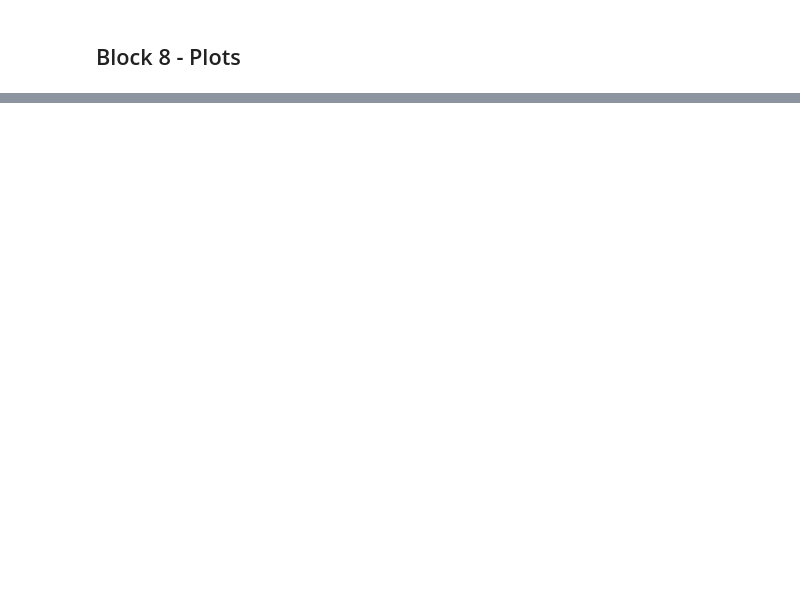
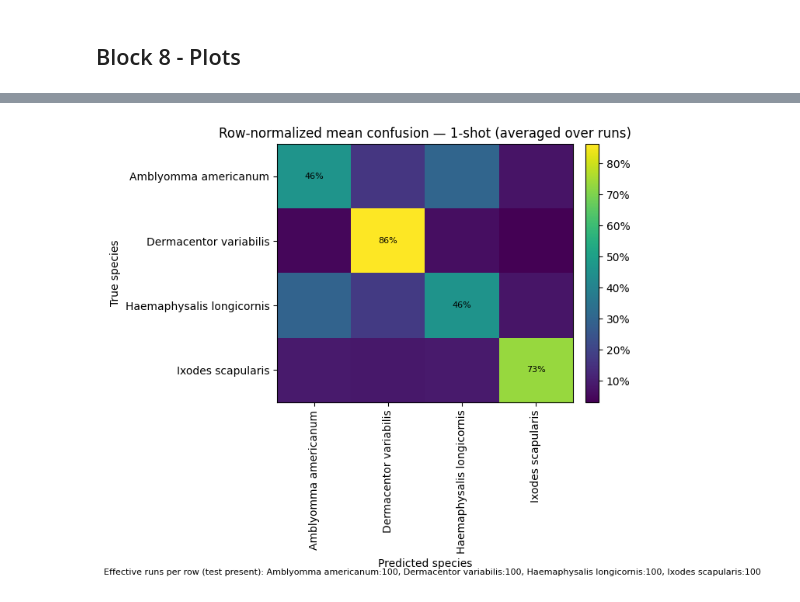
Before and after one commit to jjivandas/tick_classification_project, a Jupyter notebook: notebooks/03_finetuning_svm.ipynb, the cells around one changed output, grey strips where cells are left out. Saved outputs shown, nothing was run; the diff lists cells and outputs as text; code cells hidden in the pictures; blank space fills up the shorter version.

Commit message:
fixed errors and made code extremely reusable

```diff
--- a/notebooks/03_finetuning_svm.ipynb
+++ b/notebooks/03_finetuning_svm.ipynb
@@ -778,0 +879,97 @@ plt.show()
+# %%
+# === Block 9A — Row-normalized mean confusion per K (averaged over runs) ===
+import numpy as np
+import pandas as pd
+import matplotlib.pyplot as plt
+from matplotlib.ticker import PercentFormatter
+
+def mean_rownorm_confusion_for_K(df, K, class_order=None):
+    """
+    For a given shots K:
+      - builds confusion per run (rows=true species)
+      - row-normalizes each run's confusion
+      - averages row-normalized matrices over runs (species with no test rows in a run are skipped for that row's average)
+    Returns:
+      classes (list), mean_conf (n_classes x n_classes), counts_per_row (how many runs contributed per row)
+    """
+    dK = df[df["shots"] == K].copy()
+    if class_order is None:
+        classes = sorted(pd.unique(dK["species_true"]))
+    else:
+        # keep only classes that actually appear at K (in case some drop out)
+        classes = [c for c in class_order if c in set(dK["species_true"])]
+    n = len(classes)
+    if n == 0:
+        raise ValueError(f"No classes present at K={K}.")
+
+    # Accumulators
+    mean_conf = np.zeros((n, n), dtype=float)
+    row_counts = np.zeros(n, dtype=int)  # how many runs had nonzero test for that row
+
+    for run_id, dKr in dK.groupby("run_id"):
+        # confusion counts for this run
+        ct = pd.crosstab(
+            pd.Series(dKr["species_true"], name="true"),
+            pd.Series(dKr["species_pred"], name="pred")
+        )
+        # align to full grid
+        ct = ct.reindex(index=classes, columns=classes, fill_value=0)
+        m = ct.to_numpy().astype(float)
+
+        # row-normalize (skip rows with zero)
+        row_sums = m.sum(axis=1, keepdims=True)
+        nonzero_rows = (row_sums[:, 0] > 0)
+        if not np.any(nonzero_rows):
+            continue
+        m_norm = np.zeros_like(m)
+        m_norm[nonzero_rows] = m[nonzero_rows] / row_sums[nonzero_rows]
+
+        mean_conf[nonzero_rows] += m_norm[nonzero_rows]
+        row_counts[nonzero_rows] += 1
+
+    # finalize mean: divide each row by number of contributing runs
+    for i in range(n):
+        if row_counts[i] > 0:
+            mean_conf[i] /= row_counts[i]
+
+    return classes, mean_conf, row_counts
+
+def plot_mean_confusion(K, classes, mean_conf, counts_per_row, outpath):
+    n = len(classes)
+    fig_h = max(6, 0.45 * n)
+    fig_w = max(7, 0.6 * n)
+    fig, ax = plt.subplots(figsize=(fig_w, fig_h))
+    im = ax.imshow(mean_conf, aspect="auto")  # default colormap; normalized 0..1
+
+    # axes + labels
+    ax.set_xticks(range(n)); ax.set_yticks(range(n))
+    ax.set_xticklabels(classes, rotation=90)
+    ax.set_yticklabels(classes)
+    ax.set_xlabel("Predicted species")
+    ax.set_ylabel("True species")
+    ax.set_title(f"Row-normalized mean confusion — {K}-shot (averaged over runs)")
+
+    # colorbar in percentage
+    cbar = plt.colorbar(im, ax=ax, fraction=0.046, pad=0.04)
+    cbar.ax.yaxis.set_major_formatter(PercentFormatter(1.0))
+
+    # annotate diagonal (optional): show mean recall per species
+    for i in range(n):
+        ax.text(i, i, f"{mean_conf[i, i]*100:.0f}%",
+                ha="center", va="center", fontsize=8, color="black")
+
+    # caption-like footer with effective runs per row
+    footer = "Effective runs per row (test present): " + ", ".join(f"{s}:{int(c)}" for s, c in zip(classes, counts_per_row))
+    fig.text(0.01, 0.01, footer, fontsize=8, ha="left", va="bottom")
+
+    plt.tight_layout()
+    outpath.parent.mkdir(parents=True, exist_ok=True)
+    plt.savefig(outpath, dpi=200, bbox_inches="tight")
+    print(f"[PLOT] saved {outpath}")
+    plt.show()
+
+# Choose K values you want to present (e.g., all from SHOTS)
+for K in SHOTS:
+    classes, M, counts = mean_rownorm_confusion_for_K(df, K, class_order=CLASS_ORDER)
+    plot_mean_confusion(K, classes, M, counts, RESULTS_ROOT / f"confusion_mean_rownorm_K{K:02d}.png")
+# %% [output]
@@ -778,0 +977 @@ plt.show()
+[figure, added]
```
Also changed, not shown: parts of 10 cells of this notebook, 17 other files.
